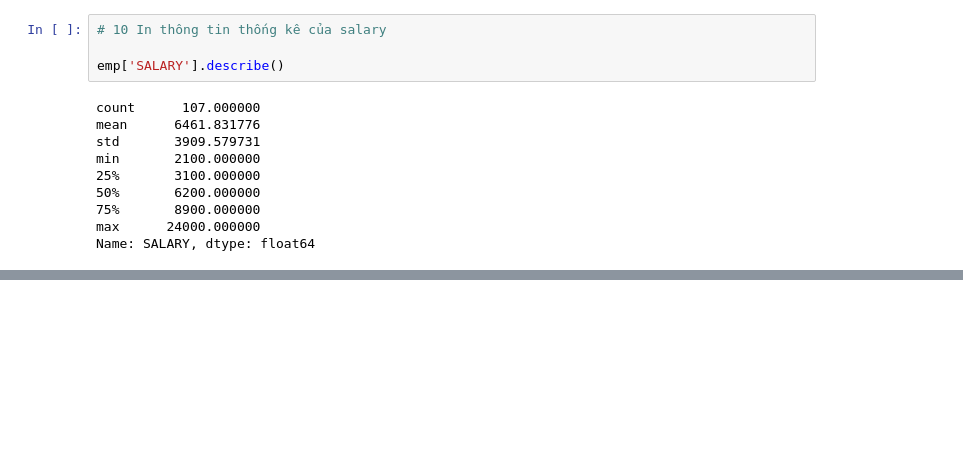
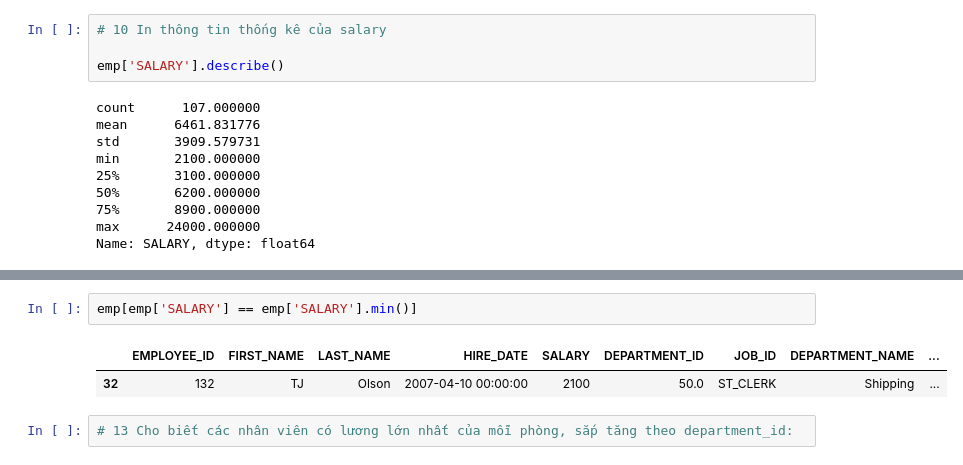
Before and after one commit to danhdlvn/tryBinder, a Jupyter notebook: khtn/p2test/p2test.ipynb, the cells around one changed output, grey strips where cells are left out. Drawn from its saved outputs; the diff is of its cells as text; blank space fills up the shorter version.

```diff
--- a/khtn/p2test/p2test.ipynb
+++ b/khtn/p2test/p2test.ipynb
@@ -156,3 +154,10 @@ pemp[emp['SALARY'] == emp['SALARY'].max()]
 # %% [output]
 |  | EMPLOYEE_ID | FIRST_NAME | LAST_NAME | HIRE_DATE | SALARY | DEPARTMENT_ID | JOB_ID | DEPARTMENT_NAME | ... |
 | 0 | 100 | Steven | King | 2003-06-17 00:00:00 | 24000 | 90.0 | AD_PRES | Executive | ... |
+# %%
+emp[emp['SALARY'] == emp['SALARY'].min()]
+# %% [output]
+|  | EMPLOYEE_ID | FIRST_NAME | LAST_NAME | HIRE_DATE | SALARY | DEPARTMENT_ID | JOB_ID | DEPARTMENT_NAME | ... |
+| 32 | 132 | TJ | Olson | 2007-04-10 00:00:00 | 2100 | 50.0 | ST_CLERK | Shipping | ... |
+# %%
+# 13 Cho biết các nhân viên có lương lớn nhất của mỗi phòng, sắp tăng theo department_id:
```
Also changed, not shown: parts of 4 cells of this notebook.
